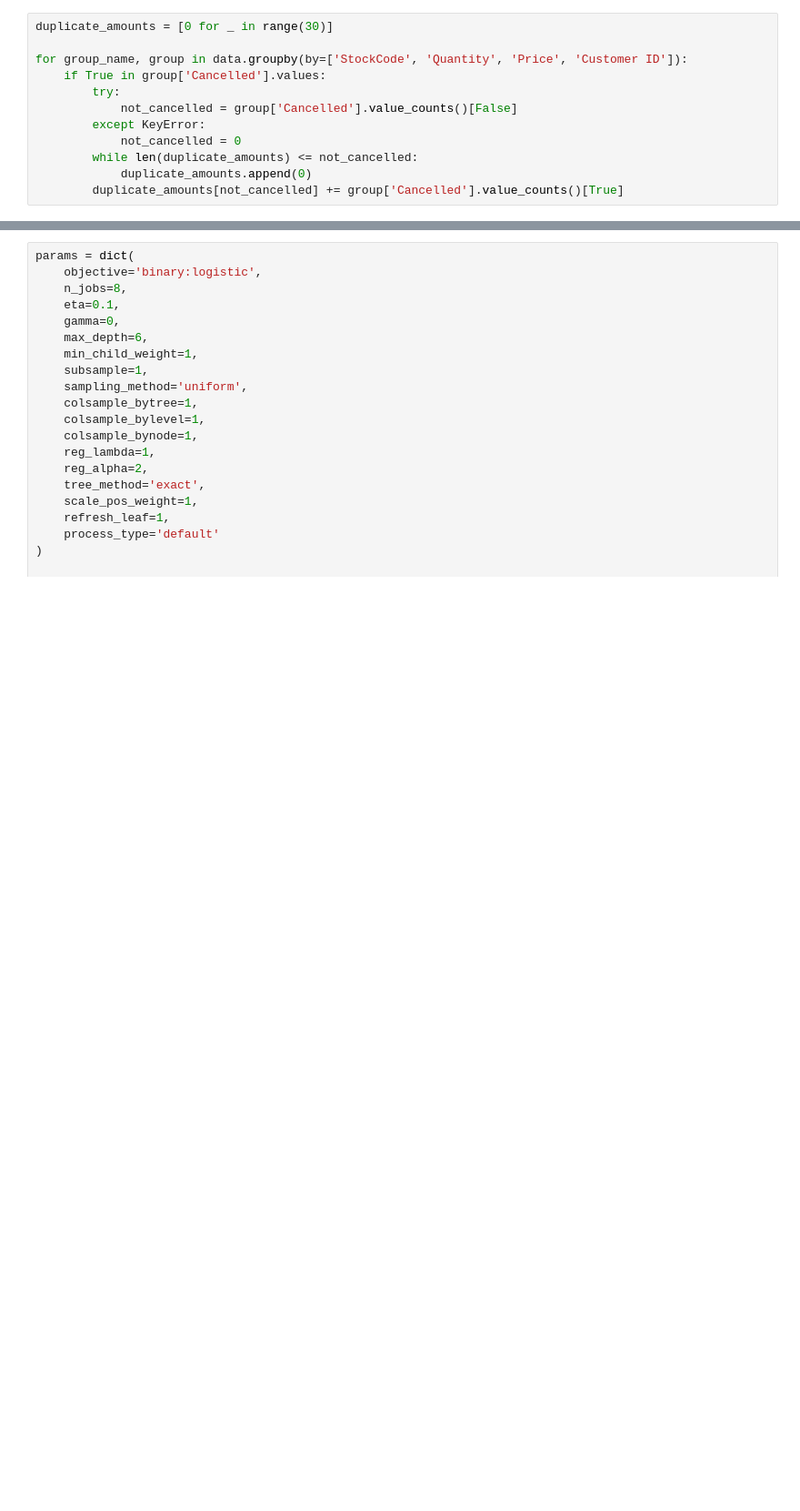
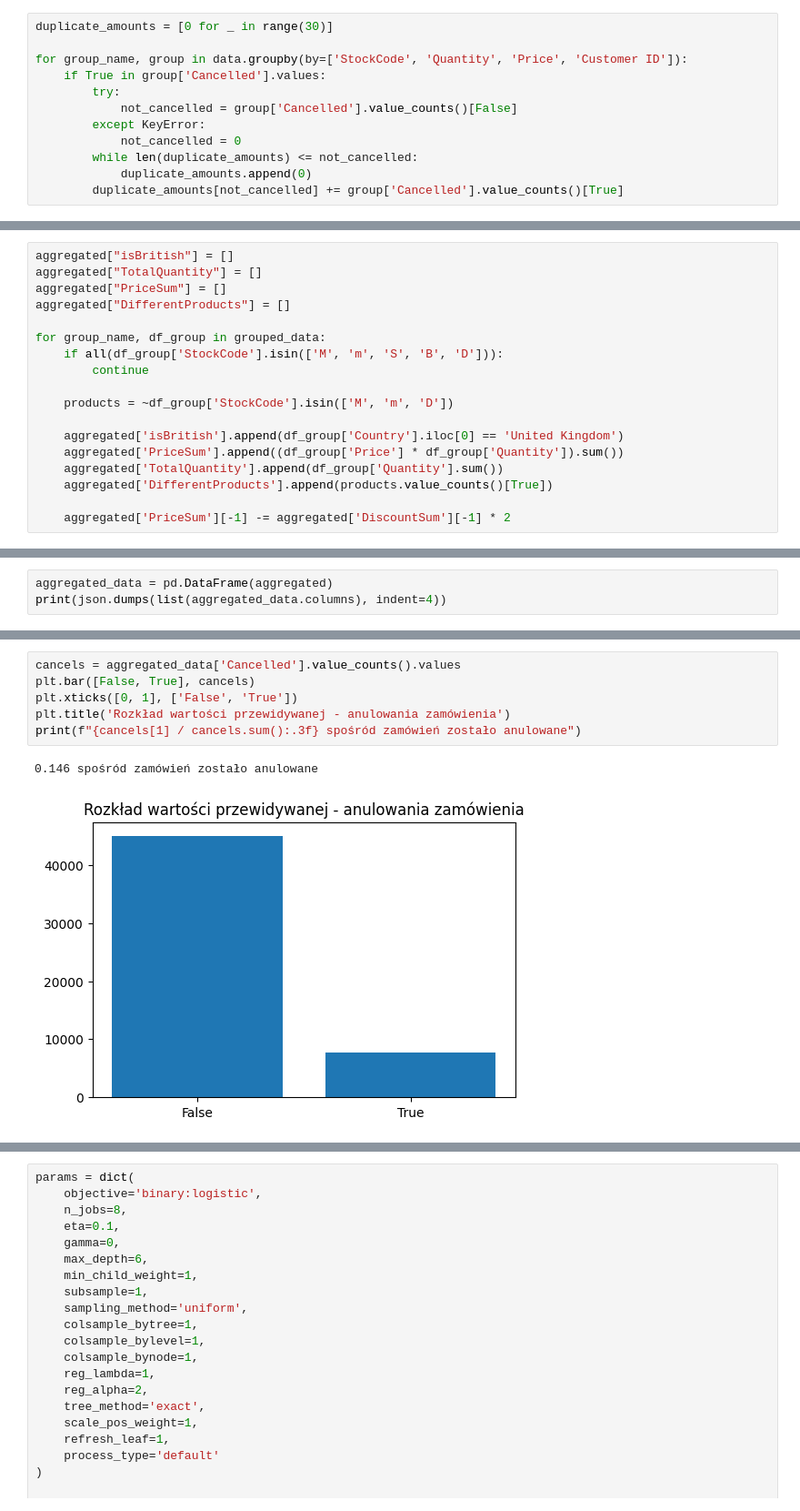
Before and after one commit to AdamGetBackToWork/WhateverBHL, a Jupyter notebook: main.ipynb, the cells around one changed output, grey strips where cells are left out. Shown at 91% size. Cells and saved outputs as stored; diff of their text form; blank space fills up the shorter version.

```diff
--- a/main.ipynb
+++ b/main.ipynb
@@ -170,3 +151,21 @@ for group_name, df_group in grouped_data:
+# %%
+aggregated["isBritish"] = []
+aggregated["TotalQuantity"] = []
+aggregated["PriceSum"] = []
+aggregated["DifferentProducts"] = []
+
+for group_name, df_group in grouped_data:
+    if all(df_group['StockCode'].isin(['M', 'm', 'S', 'B', 'D'])):
+        continue
+
+    products = ~df_group['StockCode'].isin(['M', 'm', 'D'])
+
+    aggregated['isBritish'].append(df_group['Country'].iloc[0] == 'United Kingdom')
+    aggregated['PriceSum'].append((df_group['Price'] * df_group['Quantity']).sum())
+    aggregated['TotalQuantity'].append(df_group['Quantity'].sum())
+    aggregated['DifferentProducts'].append(products.value_counts()[True])
+
+    aggregated['PriceSum'][-1] -= aggregated['DiscountSum'][-1] * 2
 # %%
 aggregated["MostCommonProdQuantity"] = []
 aggregated["MostCommonProdPrice"] = []
@@ -231,0 +187,3 @@ agg_data = old_agg_data
+# %%
+aggregated_data = pd.DataFrame(aggregated)
+print(json.dumps(list(aggregated_data.columns), indent=4))
@@ -231,0 +221,9 @@ agg_data = old_agg_data
+# %%
+cancels = aggregated_data['Cancelled'].value_counts().values
+plt.bar([False, True], cancels)
+plt.xticks([0, 1], ['False', 'True'])
+plt.title('Rozkład wartości przewidywanej - anulowania zamówienia')
+print(f"{cancels[1] / cancels.sum():.3f} spośród zamówień zostało anulowane")
+# %% [output]
+0.146 spośród zamówień zostało anulowane
+[figure, added]
```
Also changed, not shown: parts of 24 cells of this notebook.
